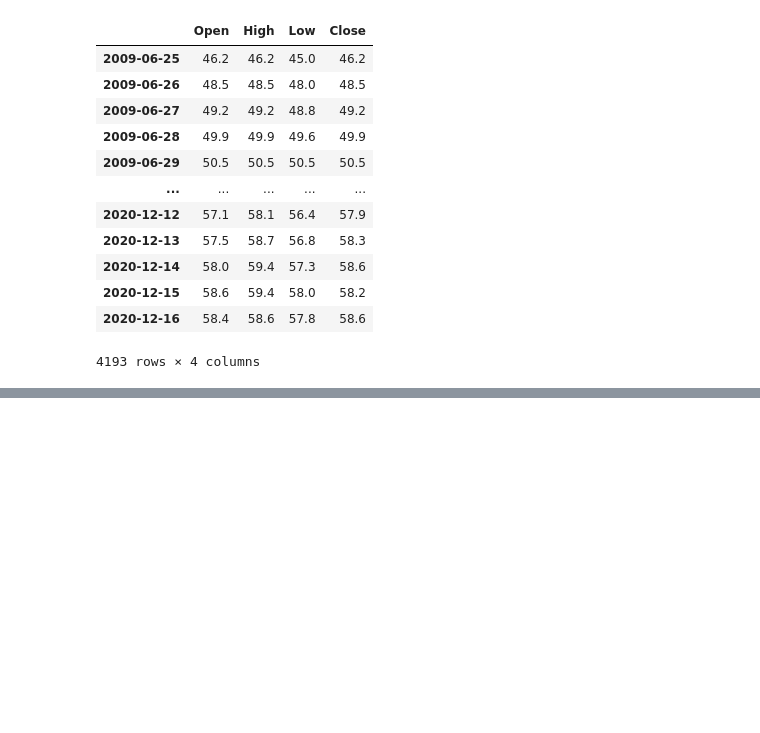
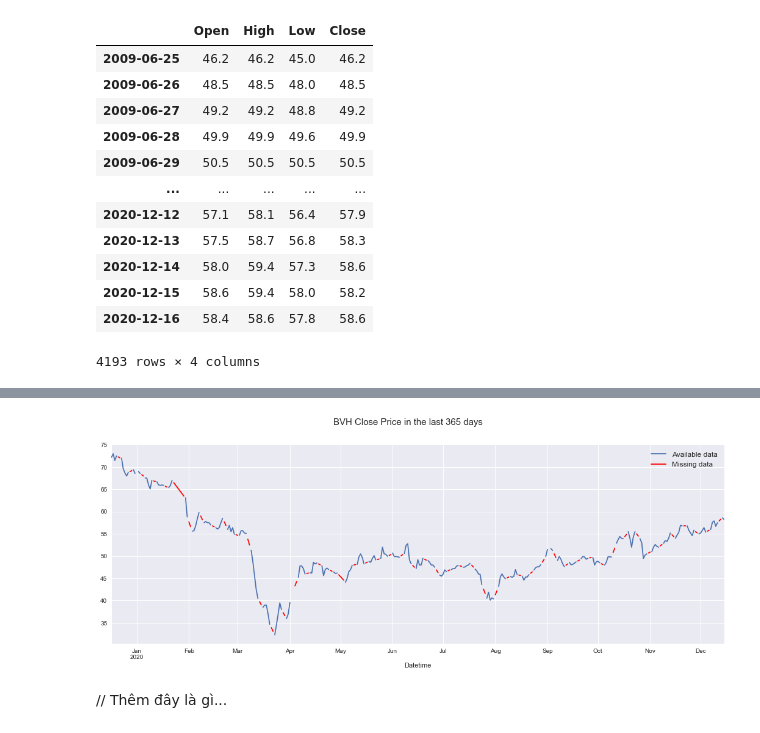
Before and after one commit to cripplinmuffin/khdlud_dack, a Jupyter notebook: source_code.ipynb, the cells around one changed output, grey strips where cells are left out. Saved outputs shown, nothing was run; the diff lists cells and outputs as text; code cells hidden in the pictures; blank space fills up the shorter version.

```diff
--- a/source_code.ipynb
+++ b/source_code.ipynb
@@ -197,11 +199,13 @@ missing_df = BVH_filled.loc[missing].reindex(date_set).sort_index()
 # %%
 fig, axes = plt.subplots(figsize=(18, 6))
 
-ax1 = available_df['Close'].plot(label='Available data')
+ax1 = available_df['Close'][-365:].plot(label='Available data')
 ax1.legend(fontsize=12)
 
-ax2 = missing_df['Close'].plot(color='red', label='Missing data')
+ax2 = missing_df['Close'][-365:].plot(color='red', label='Missing data')
 ax2.legend(fontsize=12)
 
-fig.suptitle('BVH Close Price', fontsize=15)
+fig.suptitle('BVH Close Price in the last 365 days', fontsize=15)
 plt.show()
+# %% [output]
+[figure, added]
@@ -219,3 +212,5 @@ plt.show()
+# %% [markdown]
+// Thêm đây là gì...
 # %%
 from pylab import rcParams
 rcParams['figure.figsize'] = 18, 8
```
Also changed, not shown: parts of 95 cells of this notebook, 8 other files.
